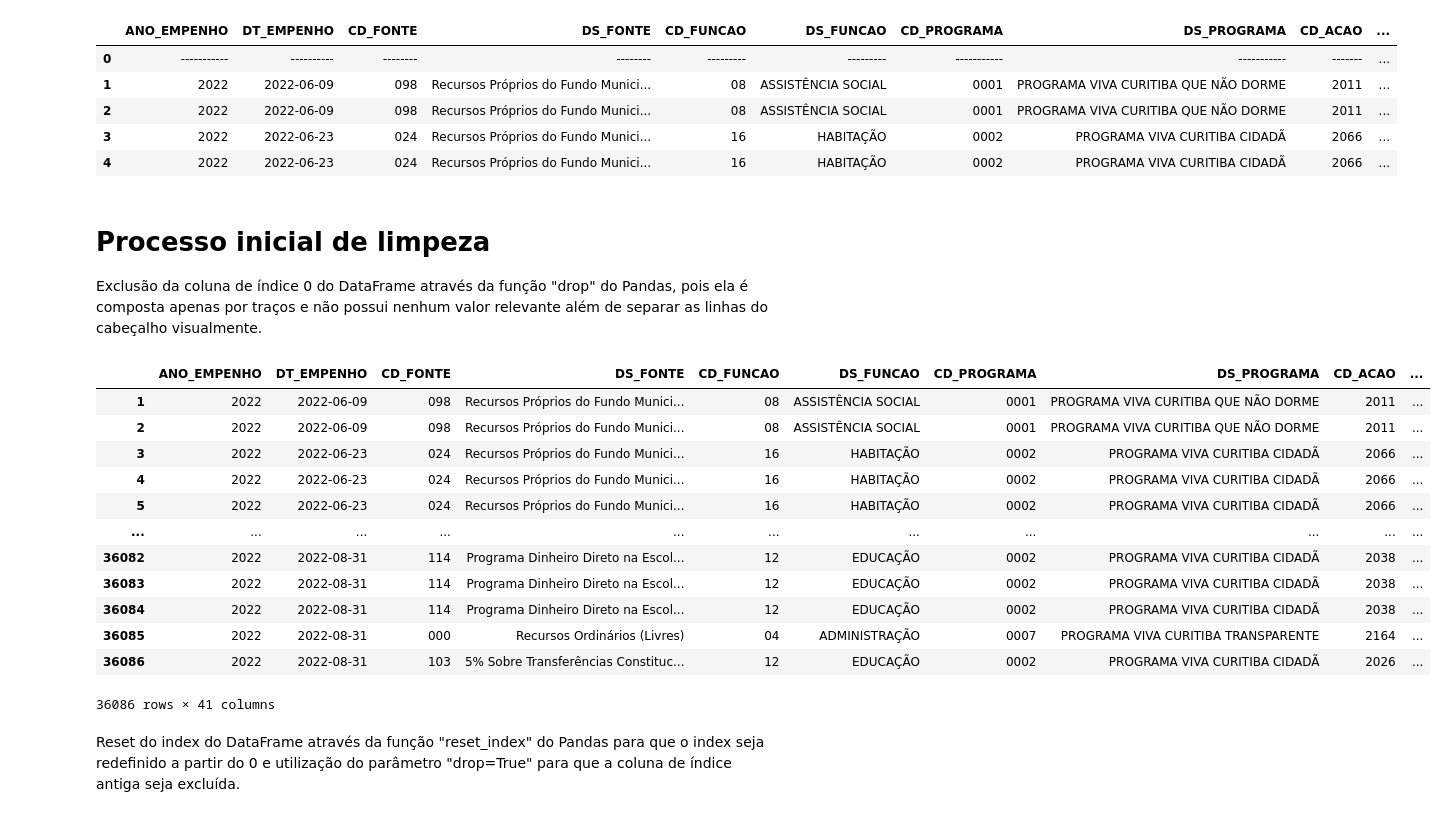
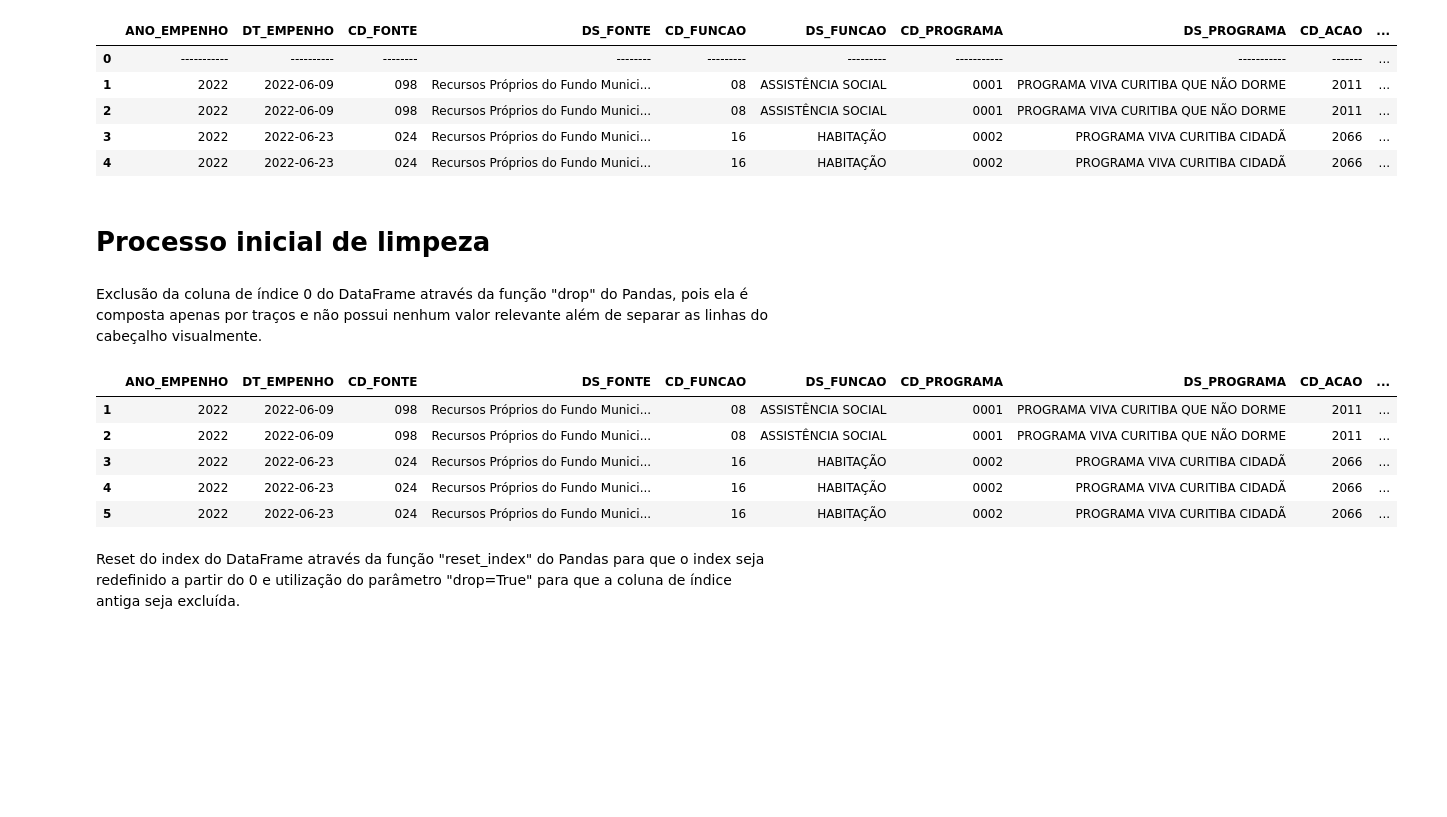
Before and after one commit to viniciusgugelmin/data-science, a Jupyter notebook: projects/base_de_despesas/notebooks/cleaning.ipynb, the cells around one changed output. Saved outputs shown, nothing was run; the diff lists cells and outputs as text; code cells hidden in the pictures; blank space fills up the shorter version.

```diff
--- a/projects/base_de_despesas/notebooks/cleaning.ipynb
+++ b/projects/base_de_despesas/notebooks/cleaning.ipynb
@@ -30,5 +30,6 @@ Atribuição do limite de colunas na exibição do dataset para 50 colunas, afim
 # %%
 pd.set_option('display.max_columns', 50)
+pd.set_option('display.max_rows', 20)
 # %% [markdown]
 Exibição das 5 primeiras linhas do DataFrame através da função "head" do Pandas para verificar se o arquivo foi carregado corretamente e ter uma ideia do que ele contém.
 # %%
@@ -40,27 +41,20 @@ df.head()
 | 2 | 2022 | 2022-06-09 | 098 | Recursos Próprios do Fundo Munici... | 08 | ASSISTÊNCIA SOCIAL | 0001 | PROGRAMA VIVA CURITIBA QUE NÃO DORME | 2011 | ... |
 | 3 | 2022 | 2022-06-23 | 024 | Recursos Próprios do Fundo Munici... | 16 | HABITAÇÃO | 0002 | PROGRAMA VIVA CURITIBA CIDADÃ | 2066 | ... |
 | 4 | 2022 | 2022-06-23 | 024 | Recursos Próprios do Fundo Munici... | 16 | HABITAÇÃO | 0002 | PROGRAMA VIVA CURITIBA CIDADÃ | 2066 | ... |
+# %% [markdown]
+# Processo inicial de limpeza
 # %% [markdown]
-# Processo inicial de limpeza
-
 Exclusão da coluna de índice 0 do DataFrame através da função "drop" do Pandas, pois ela é composta apenas por traços e não possui nenhum valor relevante além de separar as linhas do cabeçalho visualmente.
 # %%
 df = df.drop(0)
-df
+df.head()
 # %% [output]
 |  | ANO_EMPENHO | DT_EMPENHO | CD_FONTE | DS_FONTE | CD_FUNCAO | DS_FUNCAO | CD_PROGRAMA | DS_PROGRAMA | CD_ACAO | ... |
 | 1 | 2022 | 2022-06-09 | 098 | Recursos Próprios do Fundo Munici... | 08 | ASSISTÊNCIA SOCIAL | 0001 | PROGRAMA VIVA CURITIBA QUE NÃO DORME | 2011 | ... |
 | 2 | 2022 | 2022-06-09 | 098 | Recursos Próprios do Fundo Munici... | 08 | ASSISTÊNCIA SOCIAL | 0001 | PROGRAMA VIVA CURITIBA QUE NÃO DORME | 2011 | ... |
 | 3 | 2022 | 2022-06-23 | 024 | Recursos Próprios do Fundo Munici... | 16 | HABITAÇÃO | 0002 | PROGRAMA VIVA CURITIBA CIDADÃ | 2066 | ... |
 | 4 | 2022 | 2022-06-23 | 024 | Recursos Próprios do Fundo Munici... | 16 | HABITAÇÃO | 0002 | PROGRAMA VIVA CURITIBA CIDADÃ | 2066 | ... |
 | 5 | 2022 | 2022-06-23 | 024 | Recursos Próprios do Fundo Munici... | 16 | HABITAÇÃO | 0002 | PROGRAMA VIVA CURITIBA CIDADÃ | 2066 | ... |
-| ... | ... | ... | ... | ... | ... | ... | ... | ... | ... | ... |
-| 36082 | 2022 | 2022-08-31 | 114 | Programa Dinheiro Direto na Escol... | 12 | EDUCAÇÃO | 0002 | PROGRAMA VIVA CURITIBA CIDADÃ | 2038 | ... |
-| 36083 | 2022 | 2022-08-31 | 114 | Programa Dinheiro Direto na Escol... | 12 | EDUCAÇÃO | 0002 | PROGRAMA VIVA CURITIBA CIDADÃ | 2038 | ... |
-| 36084 | 2022 | 2022-08-31 | 114 | Programa Dinheiro Direto na Escol... | 12 | EDUCAÇÃO | 0002 | PROGRAMA VIVA CURITIBA CIDADÃ | 2038 | ... |
-| 36085 | 2022 | 2022-08-31 | 000 | Recursos Ordinários (Livres) | 04 | ADMINISTRAÇÃO | 0007 | PROGRAMA VIVA CURITIBA TRANSPARENTE | 2164 | ... |
-| 36086 | 2022 | 2022-08-31 | 103 | 5% Sobre Transferências Constituc... | 12 | EDUCAÇÃO | 0002 | PROGRAMA VIVA CURITIBA CIDADÃ | 2026 | ... |
-36086 rows × 41 columns
 # %% [markdown]
 Reset do index do DataFrame através da função "reset_index" do Pandas para que o index seja redefinido a partir do 0 e utilização do parâmetro "drop=True" para que a coluna de índice antiga seja excluída.
 # %%
```
Also changed, not shown: parts of 12 cells of this notebook.
